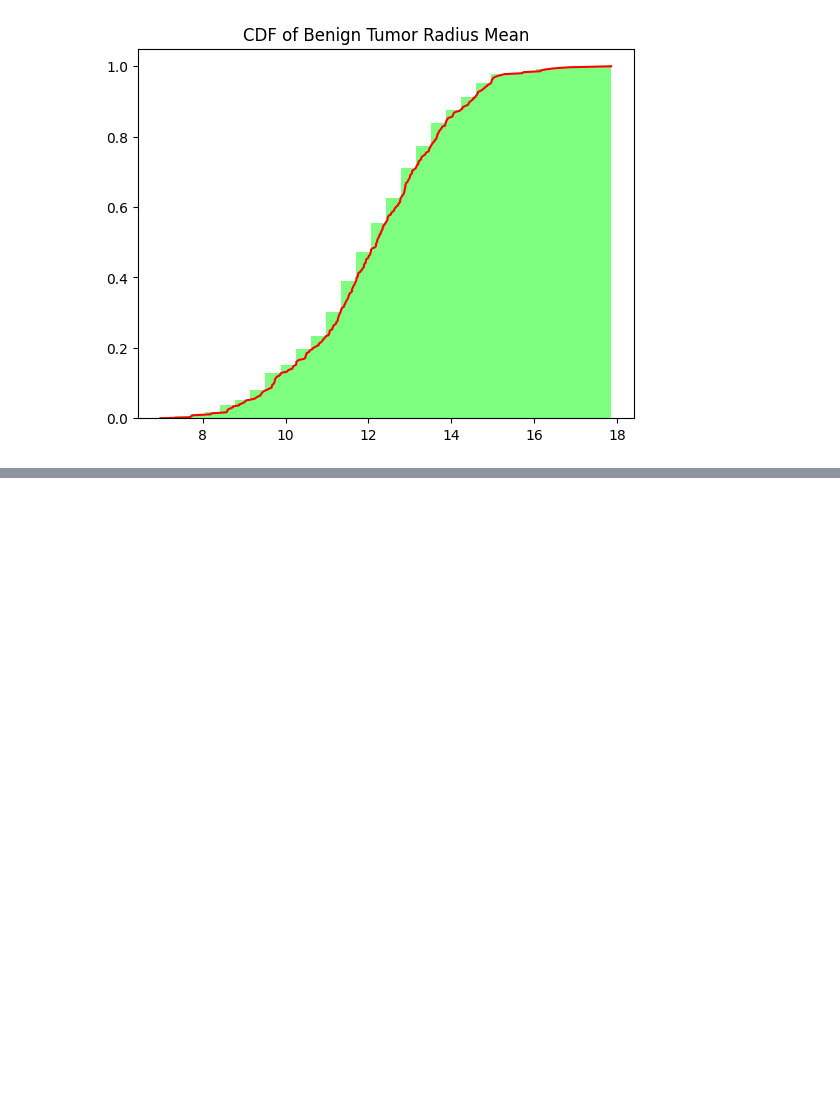
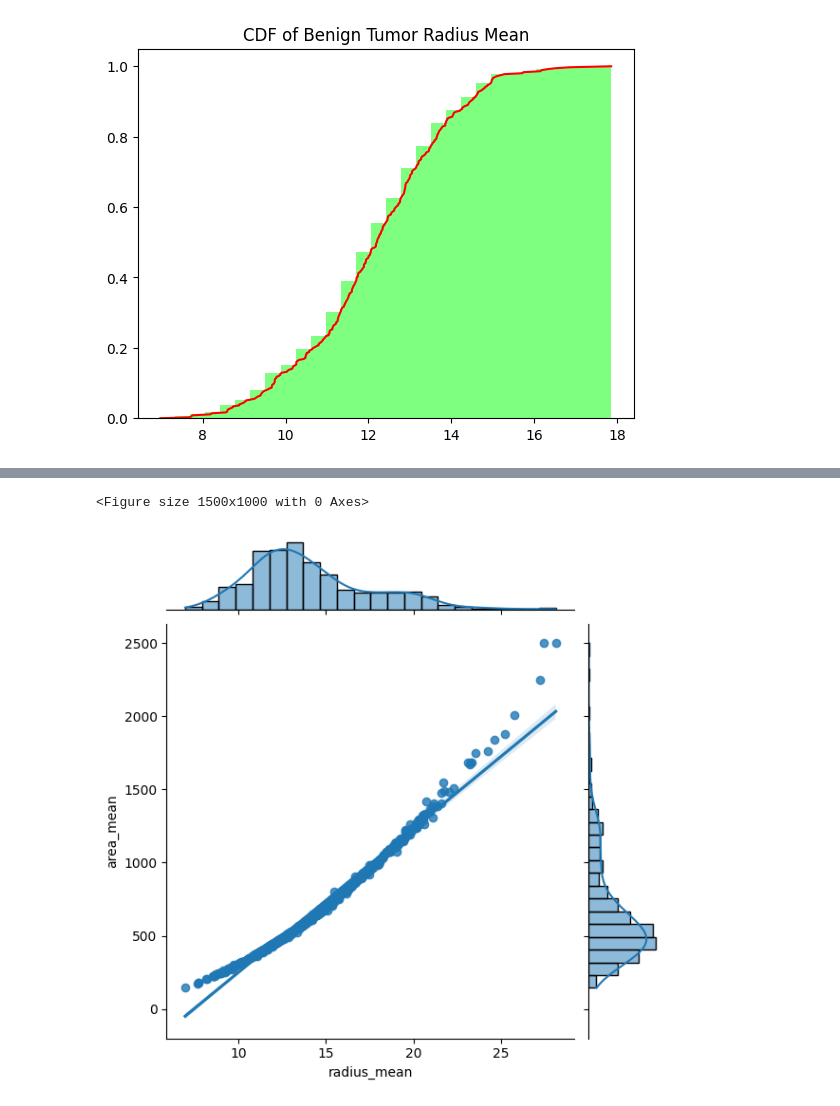
Before and after one commit to TOM-TITO-coder/data_science_first_step, a Jupyter notebook: statistic/basic_statistic.ipynb, the cells around one changed output, grey strips where cells are left out. Cells and saved outputs as stored; diff of their text form; code cells hidden in the pictures; blank space fills up the shorter version.

```diff
--- a/statistic/basic_statistic.ipynb
+++ b/statistic/basic_statistic.ipynb
@@ -185,0 +215,7 @@ plt.show()
+# %%
+plt.figure(figsize=(15, 10))
+sns.jointplot(x="radius_mean", y="area_mean", data=data, kind="reg")
+plt.show()
+# %% [output]
+<Figure size 1500x1000 with 0 Axes>
+[figure, added]
```
Also changed, not shown: parts of 28 cells of this notebook, 1 other file.
